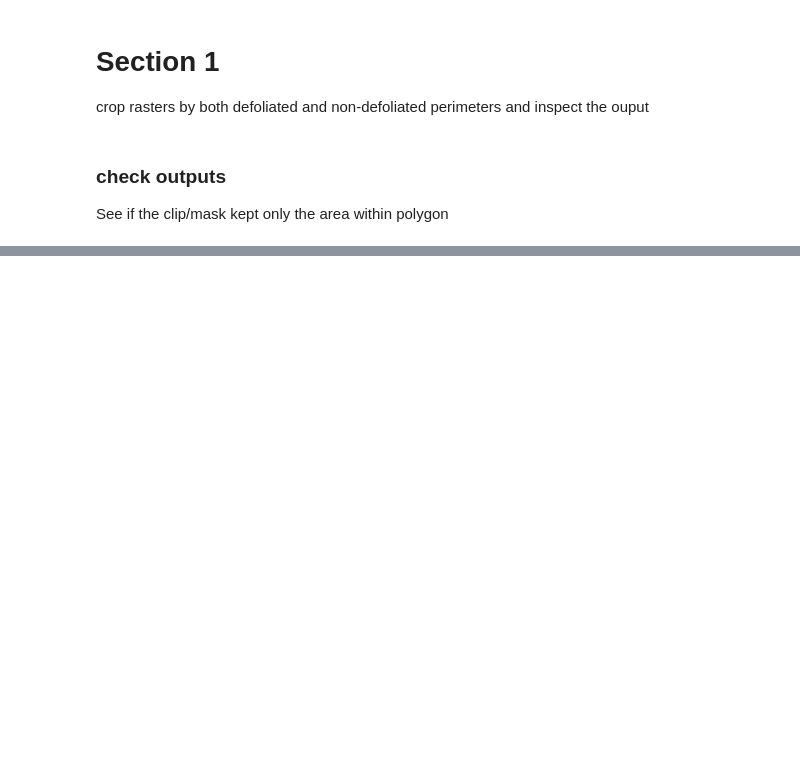
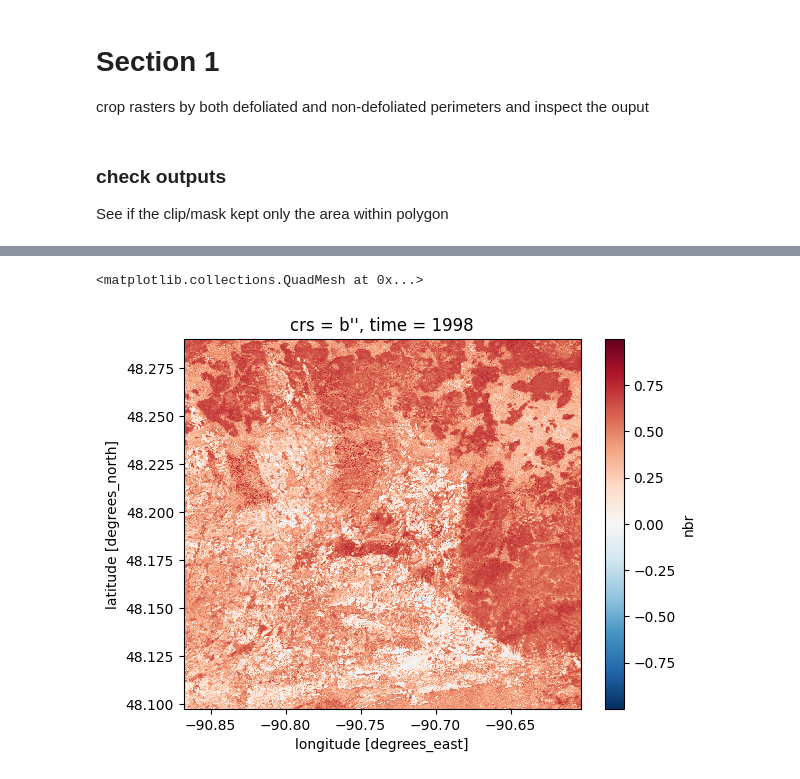
Before and after one commit to jackagoldman/spectral-recovery, a Jupyter notebook: py/raster_processing.ipynb, the cells around one changed output, grey strips where cells are left out. Saved outputs shown, nothing was run; the diff lists cells and outputs as text; code cells hidden in the pictures; blank space fills up the shorter version.

```diff
--- a/py/raster_processing.ipynb
+++ b/py/raster_processing.ipynb
@@ -104,0 +237,7 @@ t[1].squeeze().plot.imshow()
+# %%
+air2d = ds.isel(time=1)
+
+air2d.plot()
+# %% [output]
+<matplotlib.collections.QuadMesh at 0x...>
+[figure, added]
```
Also changed, not shown: parts of 26 cells of this notebook.
